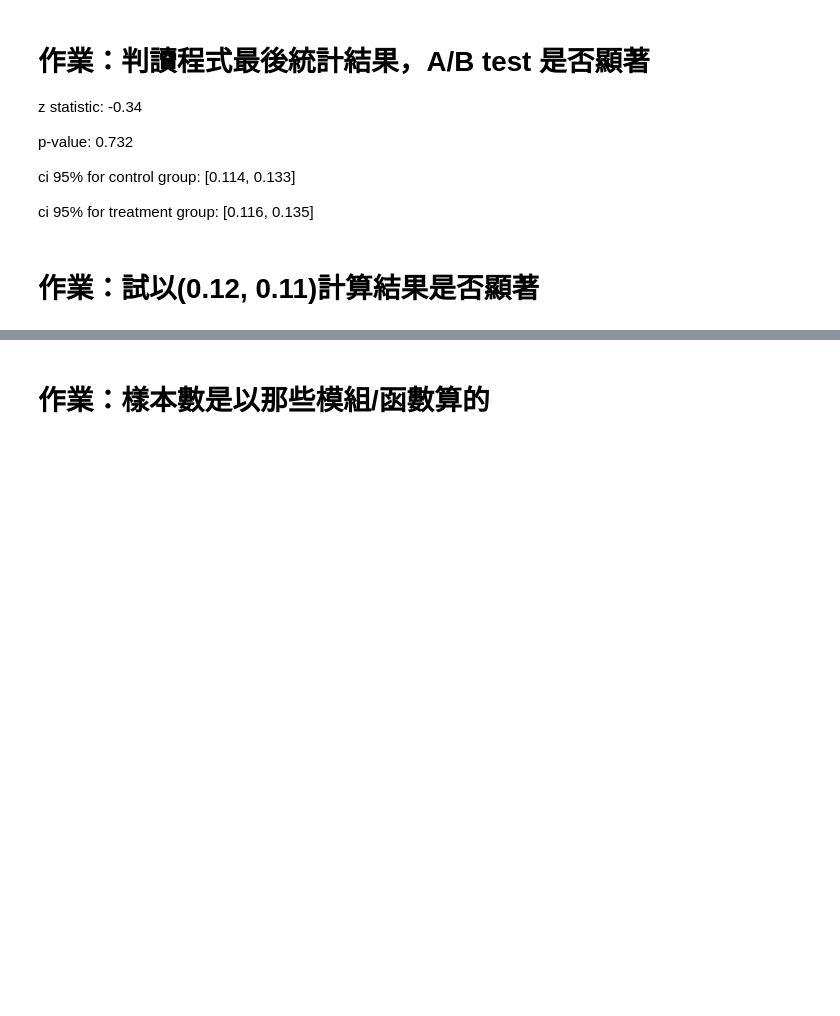
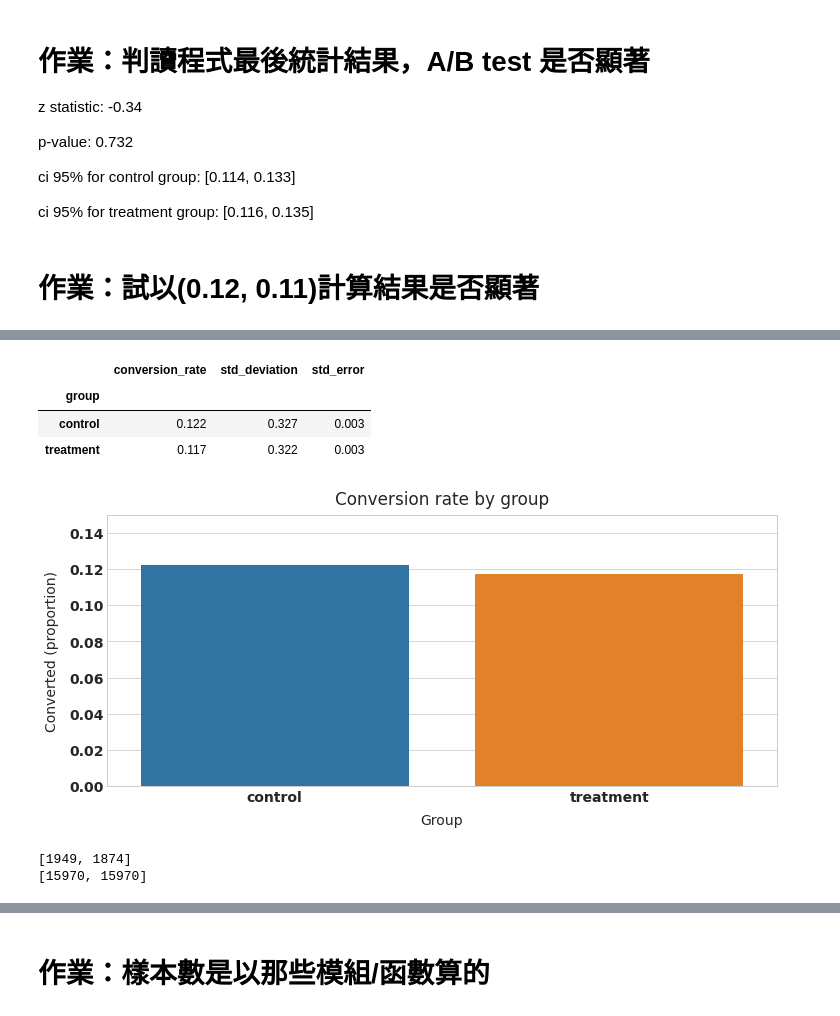
Before and after one commit to Steph958/Data-Analysis-in-60-Days, a Jupyter notebook: homework/期末專題實作(三)/ABTestExercise_作業.ipynb, the cells around one changed output, grey strips where cells are left out. Cells and saved outputs as stored; diff of their text form; code cells hidden in the pictures; blank space fills up the shorter version.

```diff
--- a/homework/期末專題實作(三)/ABTestExercise_作業.ipynb
+++ b/homework/期末專題實作(三)/ABTestExercise_作業.ipynb
@@ -222,3 +355,21 @@ ci 95% for control group: [0.114, 0.133]
 ci 95% for treatment group: [0.116, 0.135]
 # %% [markdown]
 # 作業：試以(0.12, 0.11)計算結果是否顯著
+# %%
+#求樣本大小
+
+# https://www.statsmodels.org/stable/generated/statsmodels.stats.proportion.proportion_effectsize.html
+effect_size = sms.proportion_effectsize(0.12, 0.11)    # Calculating effect size based on our expected rates
+
+
+# https://www.statsmodels.org/dev/generated/statsmodels.stats.power.NormalIndPower.solve_power.html
+required_n2 = sms.NormalIndPower().solve_power(
+    effect_size,
+    power=0.8,   #檢定力
+    alpha=0.05,
+    ratio=1
+    )                                                  # Calculating sample size needed
+
+required_n2 = ceil(required_n2)                          # Rounding up to next whole number
+
+print(required_n2)
@@ -224,0 +378,8 @@ ci 95% for treatment group: [0.116, 0.135]
+# %%
+#選取 控制組和實驗組各半 15970 * 2 = 31940
+control_sample = df[df['group'] == 'control'].sample(n=required_n2, random_state=22)
+treatment_sample = df[df['group'] == 'treatment'].sample(n=required_n2, random_state=22)
+
+ab_test = pd.concat([control_sample, treatment_sample], axis=0)
+ab_test.reset_index(drop=True, inplace=True)
+ab_test
@@ -224,0 +400,53 @@ ci 95% for treatment group: [0.116, 0.135]
+# %%
+#計算conversion rate 平均值，標準差，標準誤
+conversion_rates = ab_test.groupby('group')['converted']
+
+std_p = lambda x: np.std(x, ddof=0)              # Std. deviation of the proportion
+se_p = lambda x: stats.sem(x, ddof=0)            # Std. error of the proportion (std / sqrt(n))
+
+conversion_rates = conversion_rates.agg([np.mean, std_p, se_p])
+conversion_rates.columns = ['conversion_rate', 'std_deviation', 'std_error']
+
+#conversion_rates
+conversion_rates.style.format('{:.3f}') #四捨五入至小數點後三位
+# %% [output]
+|  | conversion_rate | std_deviation | std_error |
+| group |  |  |  |
+| control | 0.122 | 0.327 | 0.003 |
+| treatment | 0.117 | 0.322 | 0.003 |
+# %%
+#繪出 conversion rate 棒狀圖
+plt.figure(figsize=(12,5))
+
+sns.barplot(x=ab_test['group'], y=ab_test['converted'], ci=False)
+
+plt.ylim(0, 0.15)
+plt.title('Conversion rate by group', pad=10)
+plt.xlabel('Group', labelpad=10)
+plt.ylabel('Converted (proportion)', labelpad=10);
+# %% [output]
+[figure, added]
+# %%
+#以函數計算z_stat, pval, confidence interval
+
+from statsmodels.stats.proportion import proportions_ztest, proportion_confint
+
+control_results = ab_test[ab_test['group'] == 'control']['converted']
+treatment_results = ab_test[ab_test['group'] == 'treatment']['converted']
+
+n_con = control_results.count()
+n_treat = treatment_results.count()
+
+
+successes = [control_results.sum(), treatment_results.sum()]
+
+# control_results.sum():控制組中轉換率為1的數量
+# treatment_results.sum():對照組中轉換率為1的數量
+
+nobs = [n_con, n_treat]
+
+print(successes)
+print(nobs)
+# %% [output]
+[1949, 1874]
+[15970, 15970]
```
Also changed, not shown: parts of 29 cells of this notebook, 6 other files.
